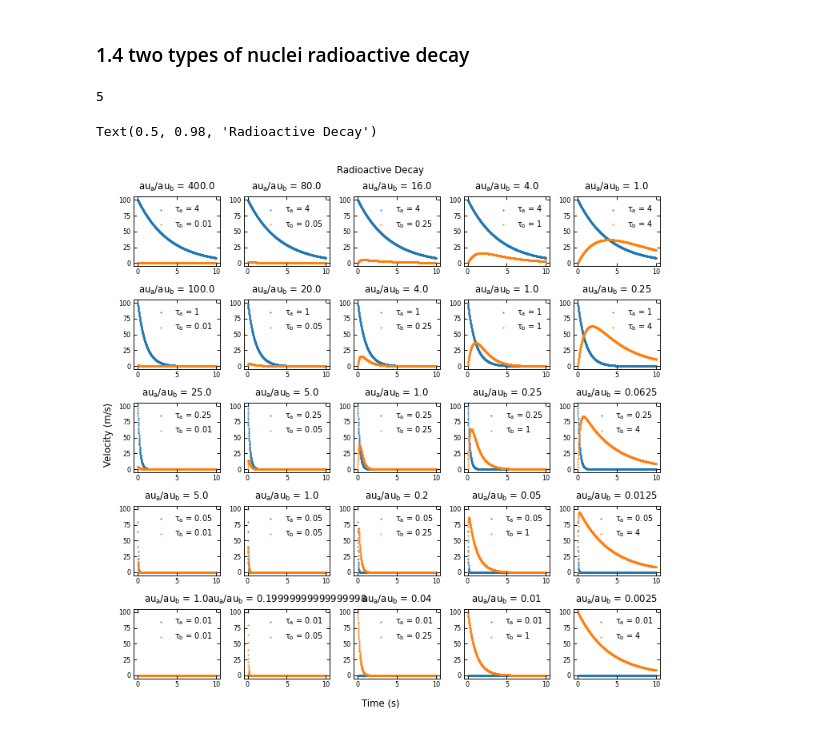
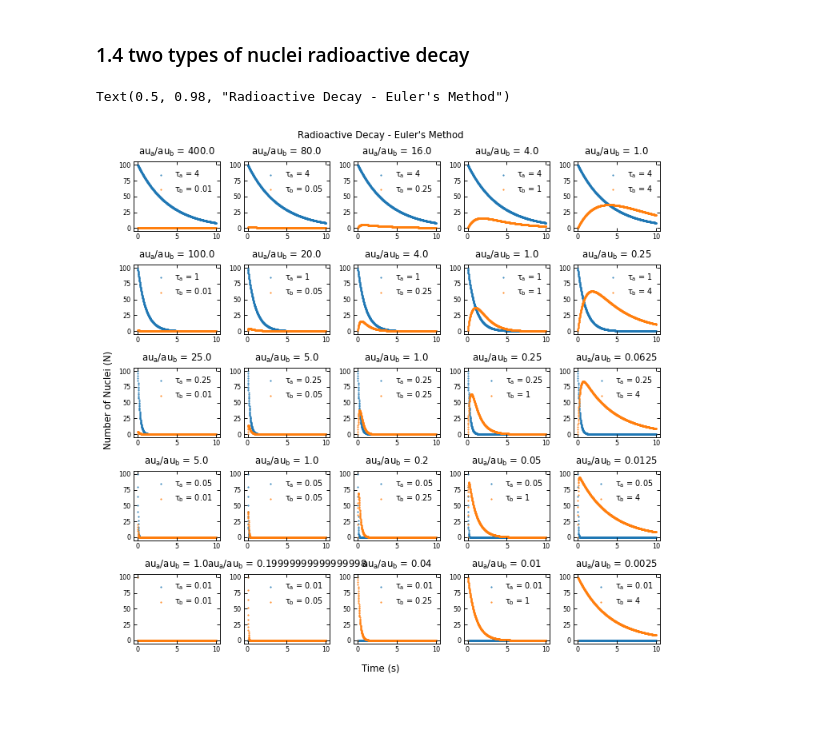
Before and after one commit to AdamZh0u/P007-Comp-Phy, a Jupyter notebook: src/Chp01-Numerical.ipynb, the cells around one changed output. Saved outputs shown, nothing was run; the diff lists cells and outputs as text; code cells hidden in the pictures.

```diff
--- a/src/Chp01-Numerical.ipynb
+++ b/src/Chp01-Numerical.ipynb
@@ -165,34 +166,33 @@ def radioactive_A(tau_a = 1, tau_b=1,Na0 = 100,step = 0.01):
         N_a[i+1] = N_a[i] - N_a[i]*step/tau_a
         N_b[i+1] = N_b[i] + (N_a[i]/tau_a - N_b[i]/tau_b)*step
     return t,N_a,N_b
-# %%
-t,N_a,N_b = radioactive_A(tau_a = 1, tau_b = 1,Na0 = 100,step = 0.01)
-# %%
-len(ls_taua)
-# %% [output]
-5
 # %%
-fig,ax = plt.subplots(5,5,figsize=(3.60236*2,3.5*2),dpi=100)
-ax = ax.flatten()
-ls_taua = [4,1,0.25,0.05,0.01]
-ls_taub = ls_taua[::-1]
+def plot_radioactive(func):
+    fig,ax = plt.subplots(5,5,figsize=(3.60236*2,3.5*2),dpi=100)
+    ax = ax.flatten()
+    ls_taua = [4,1,0.25,0.05,0.01]
+    ls_taub = ls_taua[::-1]
 
-for i in range(len(ls_taua)**2):
-    a = ls_taua[i//5]
-    b = ls_taub[i%5]
-    t,N_a,N_b = radioactive_A(tau_a = a, tau_b = b,Na0 = 100,step = 0.01)
-    ax[i].scatter(t,N_a,s=1,marker='.',label = r'$\tau_a$ = {}'.format(a))
-    ax[i].scatter(t,N_b,s=1,marker='.',label = r'$\tau_b$ = {}'.format(b))
-    ax[i].legend(frameon=False,fontsize=7)
-    ratio = np.array(a/b)
-    ax[i].set_title(f'$\tau_a/\tau_b$ = {ratio}')
+    for i in range(len(ls_taua)**2):
+        a = ls_taua[i//5]
+        b = ls_taub[i%5]
+        t,N_a,N_b = func(tau_a = a, tau_b = b,N_a0 = 100,step = 0.01)
+        ax[i].scatter(t,N_a,s=1,marker='.',label = r'$\tau_a$ = {}'.format(a))
+        ax[i].scatter(t,N_b,s=1,marker='.',label = r'$\tau_b$ = {}'.format(b))
 
-fig.supxlabel("Time (s)")
-fig.supylabel("Velocity (m/s)")
-fig.suptitle("Radioactive Decay")
+        ax[i].legend(frameon=False,fontsize=7)
+        ratio = np.array(a/b)
+        ax[i].set_title(f'$\tau_a/\tau_b$ = {ratio}')
+    return fig,ax
-# %% [output]
-Text(0.5, 0.98, 'Radioactive Decay')
-[figure, removed]
+# %%
+fig,ax = plot_radioactive(radioactive_A)
+
+fig.supxlabel("Time (s)")
+fig.supylabel("Number of Nuclei (N)")
+fig.suptitle("Radioactive Decay - Euler's Method")
+# %% [output]
+Text(0.5, 0.98, "Radioactive Decay - Euler's Method")
+[figure, added]
 # %%
 # analytic solution
 
```
Also changed, not shown: parts of 15 cells of this notebook, 1 other file.
